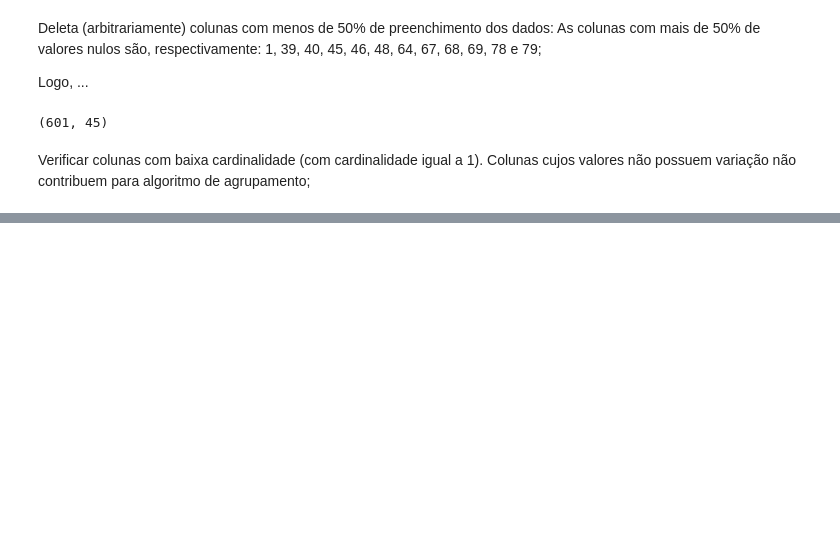
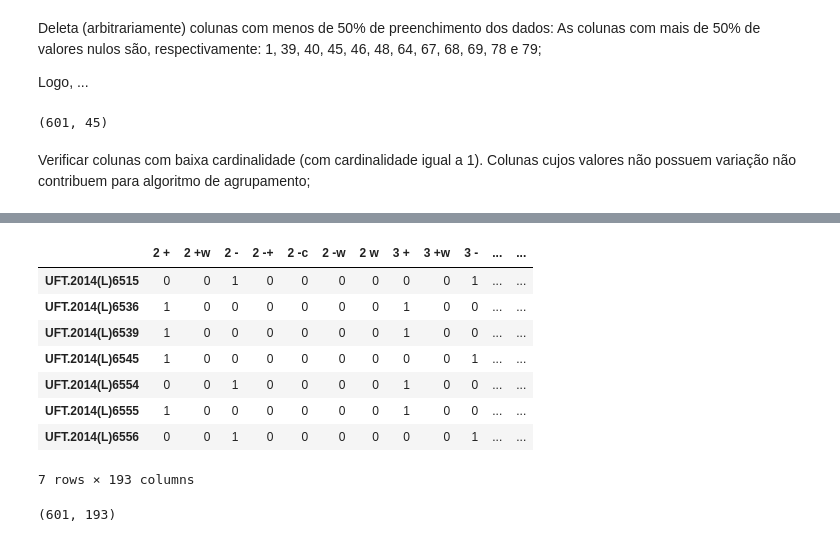
Before and after one commit to JohnnyUFT/Descoberta-de-Conhecimento-em-Base-de-Dados-de-Fungos, a Jupyter notebook: 01.pre_processamento.ipynb, the cells around one changed output, grey strips where cells are left out. Cells and saved outputs as stored; diff of their text form; code cells hidden in the pictures; blank space fills up the shorter version.

Commit message:
Feature Engineering - Dummy Encoding

```diff
--- a/01.pre_processamento.ipynb
+++ b/01.pre_processamento.ipynb
@@ -232,0 +288,21 @@ data.to_csv('03.1 - reacoes_col_.csv')
+# %%
+# colunas para transformar: todas, exceto a coluna de índice (coluna zero)
+# data[:-1]
+
+data_encoded = pd.get_dummies(data, prefix=data.columns, prefix_sep=' ', dummy_na=False)
+# %%
+data_encoded.head(7)
+# %% [output]
+|  | 2 + | 2 +w | 2 - | 2 -+ | 2 -c | 2 -w | 2 w | 3 + | 3 +w | 3 - | ... | ... |
+| UFT.2014(L)6515 | 0 | 0 | 1 | 0 | 0 | 0 | 0 | 0 | 0 | 1 | ... | ... |
+| UFT.2014(L)6536 | 1 | 0 | 0 | 0 | 0 | 0 | 0 | 1 | 0 | 0 | ... | ... |
+| UFT.2014(L)6539 | 1 | 0 | 0 | 0 | 0 | 0 | 0 | 1 | 0 | 0 | ... | ... |
+| UFT.2014(L)6545 | 1 | 0 | 0 | 0 | 0 | 0 | 0 | 0 | 0 | 1 | ... | ... |
+| UFT.2014(L)6554 | 0 | 0 | 1 | 0 | 0 | 0 | 0 | 1 | 0 | 0 | ... | ... |
+| UFT.2014(L)6555 | 1 | 0 | 0 | 0 | 0 | 0 | 0 | 1 | 0 | 0 | ... | ... |
+| UFT.2014(L)6556 | 0 | 0 | 1 | 0 | 0 | 0 | 0 | 0 | 0 | 1 | ... | ... |
+7 rows × 193 columns
+# %%
+data_encoded.shape # não é um metodo .shape() e sim uma propriedade .shape
+# %% [output]
+(601, 193)
```
Also changed, not shown: parts of 9 cells of this notebook, 2 other files.
